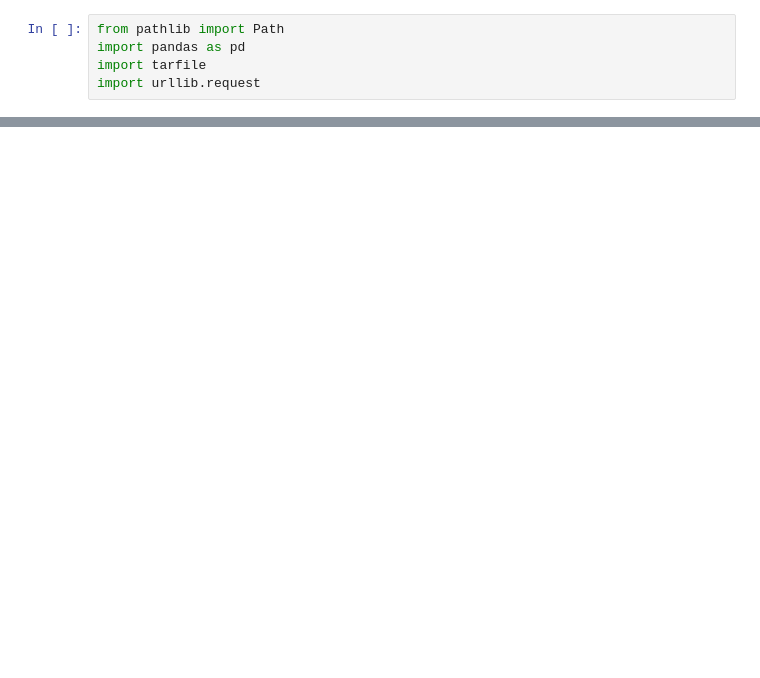
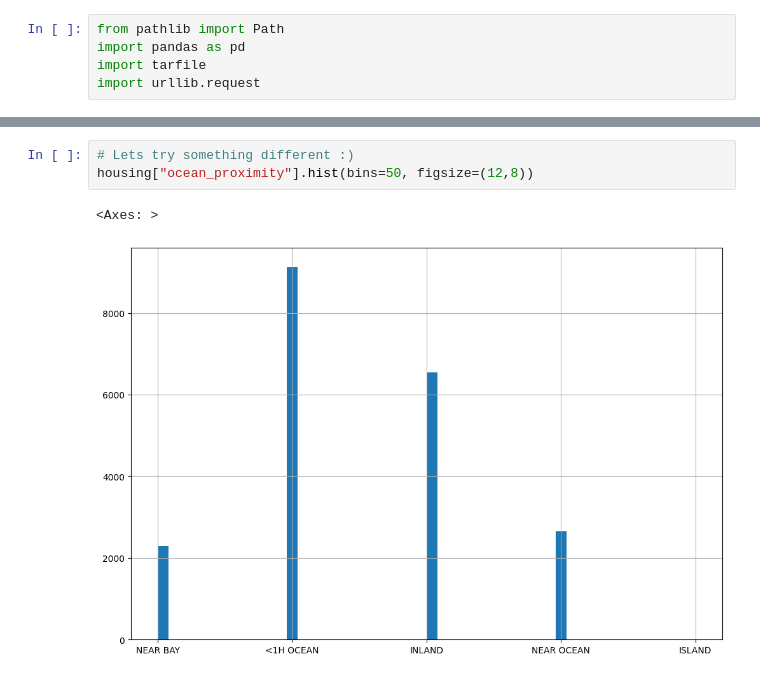
Before and after one commit to jgutierrezca/Hands-On-ML-Code, a Jupyter notebook: Code.ipynb, the cells around one changed output, grey strips where cells are left out. Cells and saved outputs as stored; diff of their text form; blank space fills up the shorter version.

```diff
--- a/Code.ipynb
+++ b/Code.ipynb
@@ -20,0 +85,6 @@ def load_housing_data():
+# %%
+# Lets try something different :)
+housing["ocean_proximity"].hist(bins=50, figsize=(12,8))
+# %% [output]
+<Axes: >
+[figure, added]
```
Also changed, not shown: parts of 8 cells of this notebook.
